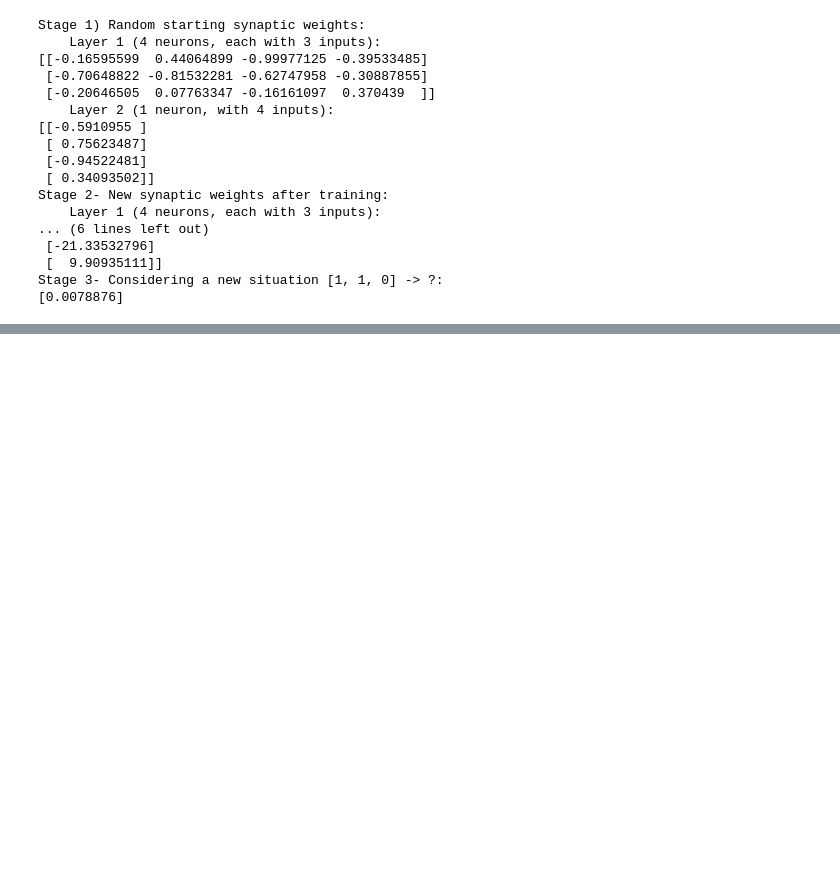
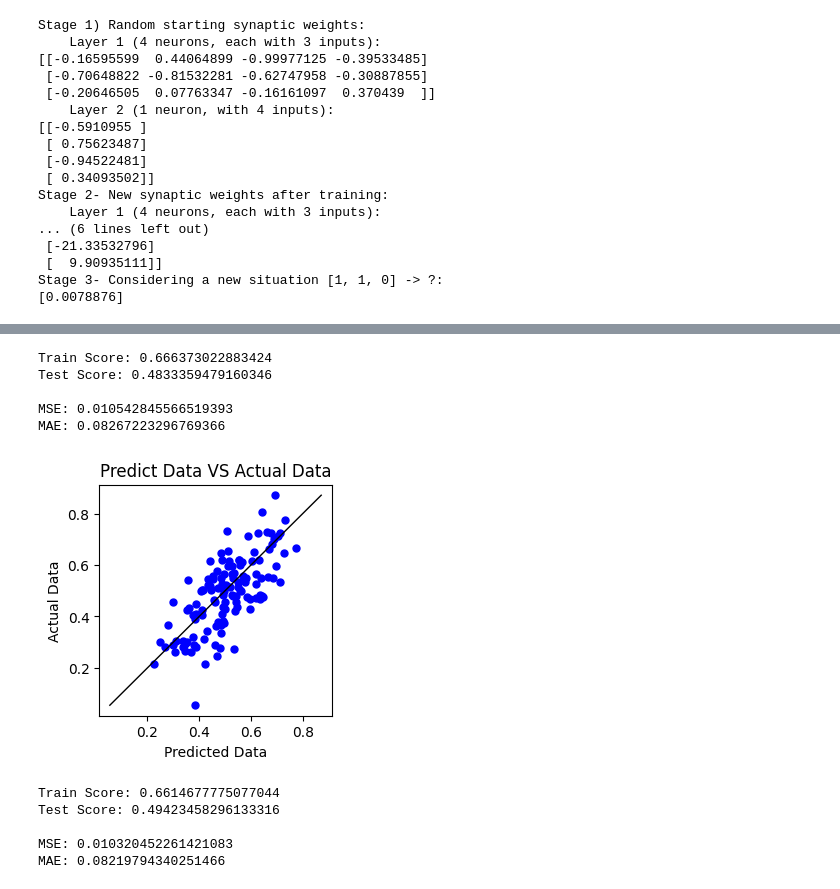
Before and after one commit to ramyasridevi/Deep-Learning, a Jupyter notebook: Deep_Learning_LAB.ipynb, the cells around one changed output, grey strips where cells are left out. Cells and saved outputs as stored; diff of their text form; code cells hidden in the pictures; blank space fills up the shorter version.

```diff
--- a/Deep_Learning_LAB.ipynb
+++ b/Deep_Learning_LAB.ipynb
@@ -237,0 +473,5 @@ Stage 3- Considering a new situation [1, 1, 0] -> ?:
+# %%
+from sklearn.preprocessing import MinMaxScaler
+mms = MinMaxScaler()
+X_scaled = mms.fit_transform(X)
+Y_scaled = mms.fit_transform(Y.values.reshape(-1,1))
@@ -237,0 +578,36 @@ Stage 3- Considering a new situation [1, 1, 0] -> ?:
+# %%
+lr = LinearRegression()
+lr.fit(xtrain,ytrain)
+
+
+lr_pred = lr.predict(xtest)
+performance(lr,xtrain,ytrain,lr_pred,ytest)
+# %% [output]
+Train Score: 0.666373022883424
+Test Score: 0.4833359479160346
+
+MSE: 0.010542845566519393
+MAE: 0.08267223296769366
+# %%
+plt.figure(figsize=(3,3),dpi=100)
+plt.scatter(lr_pred,ytest,c='blue',marker='o',s=25)
+plt.plot([ytest.min(),ytest.max()],[ytest.min(),ytest.max()],c='black',lw=1)
+
+plt.xlabel('Predicted Data')
+plt.ylabel('Actual Data')
+plt.title('Predict Data VS Actual Data')
+plt.show()
+# %% [output]
+[figure, added]
+# %%
+ridge = Ridge(alpha = 1)
+ridge.fit(xtrain,ytrain)
+
+ridge_pred = ridge.predict(xtest)
+performance(ridge,xtrain,ytrain,ridge_pred,ytest)
+# %% [output]
+Train Score: 0.6614677775077044
+Test Score: 0.49423458296133316
+
+MSE: 0.010320452261421083
+MAE: 0.08219794340251466
```
Also changed, not shown: parts of 32 cells of this notebook.
